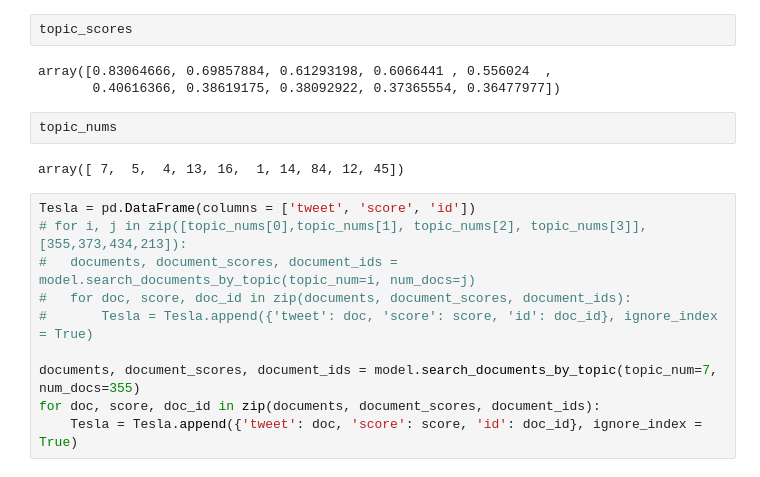
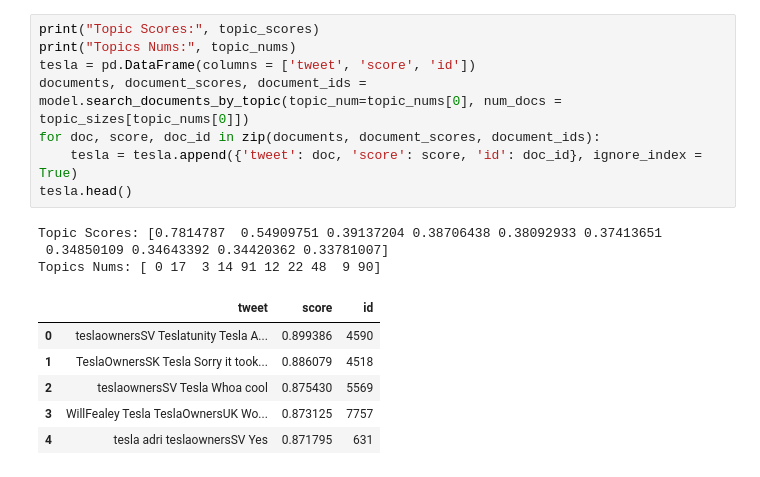
Before and after one commit to kmaksatk/Twitter_Stocks_Correlation, a Jupyter notebook: top2vec.ipynb, the cells around one changed output. Drawn from its saved outputs; the diff is of its cells as text.

```diff
--- a/top2vec.ipynb
+++ b/top2vec.ipynb
@@ -179,19 +54,18 @@ print(topic_words)
-# %%
-topic_scores
-# %% [output]
-array([0.83064666, 0.69857884, 0.61293198, 0.6066441 , 0.556024  ,
-       0.40616366, 0.38619175, 0.38092922, 0.37365554, 0.36477977])
-# %%
-topic_nums
-# %% [output]
-array([ 7,  5,  4, 13, 16,  1, 14, 84, 12, 45])
 # %%
-Tesla = pd.DataFrame(columns = ['tweet', 'score', 'id'])
-# for i, j in zip([topic_nums[0],topic_nums[1], topic_nums[2], topic_nums[3]],[355,373,434,213]):
-#   documents, document_scores, document_ids = model.search_documents_by_topic(topic_num=i, num_docs=j)
-#   for doc, score, doc_id in zip(documents, document_scores, document_ids):
-#       Tesla = Tesla.append({'tweet': doc, 'score': score, 'id': doc_id}, ignore_index = True)
-
-documents, document_scores, document_ids = model.search_documents_by_topic(topic_num=7, num_docs=355)
+print("Topic Scores:", topic_scores)
+print("Topics Nums:", topic_nums)
+tesla = pd.DataFrame(columns = ['tweet', 'score', 'id'])
+documents, document_scores, document_ids = model.search_documents_by_topic(topic_num=topic_nums[0], num_docs = topic_sizes[topic_nums[0]])
 for doc, score, doc_id in zip(documents, document_scores, document_ids):
-    Tesla = Tesla.append({'tweet': doc, 'score': score, 'id': doc_id}, ignore_index = True)
+    tesla = tesla.append({'tweet': doc, 'score': score, 'id': doc_id}, ignore_index = True)
+tesla.head()
+# %% [output]
+Topic Scores: [0.7814787  0.54909751 0.39137204 0.38706438 0.38092933 0.37413651
+ 0.34850109 0.34643392 0.34420362 0.33781007]
+Topics Nums: [ 0 17  3 14 91 12 22 48  9 90]
+|  | tweet | score | id |
+| 0 | teslaownersSV Teslatunity Tesla A... | 0.899386 | 4590 |
+| 1 | TeslaOwnersSK Tesla Sorry it took... | 0.886079 | 4518 |
+| 2 | teslaownersSV Tesla Whoa cool | 0.875430 | 5569 |
+| 3 | WillFealey Tesla TeslaOwnersUK Wo... | 0.873125 | 7757 |
+| 4 | tesla adri teslaownersSV Yes | 0.871795 | 631 |
```
Also changed, not shown: parts of 24 cells of this notebook.
